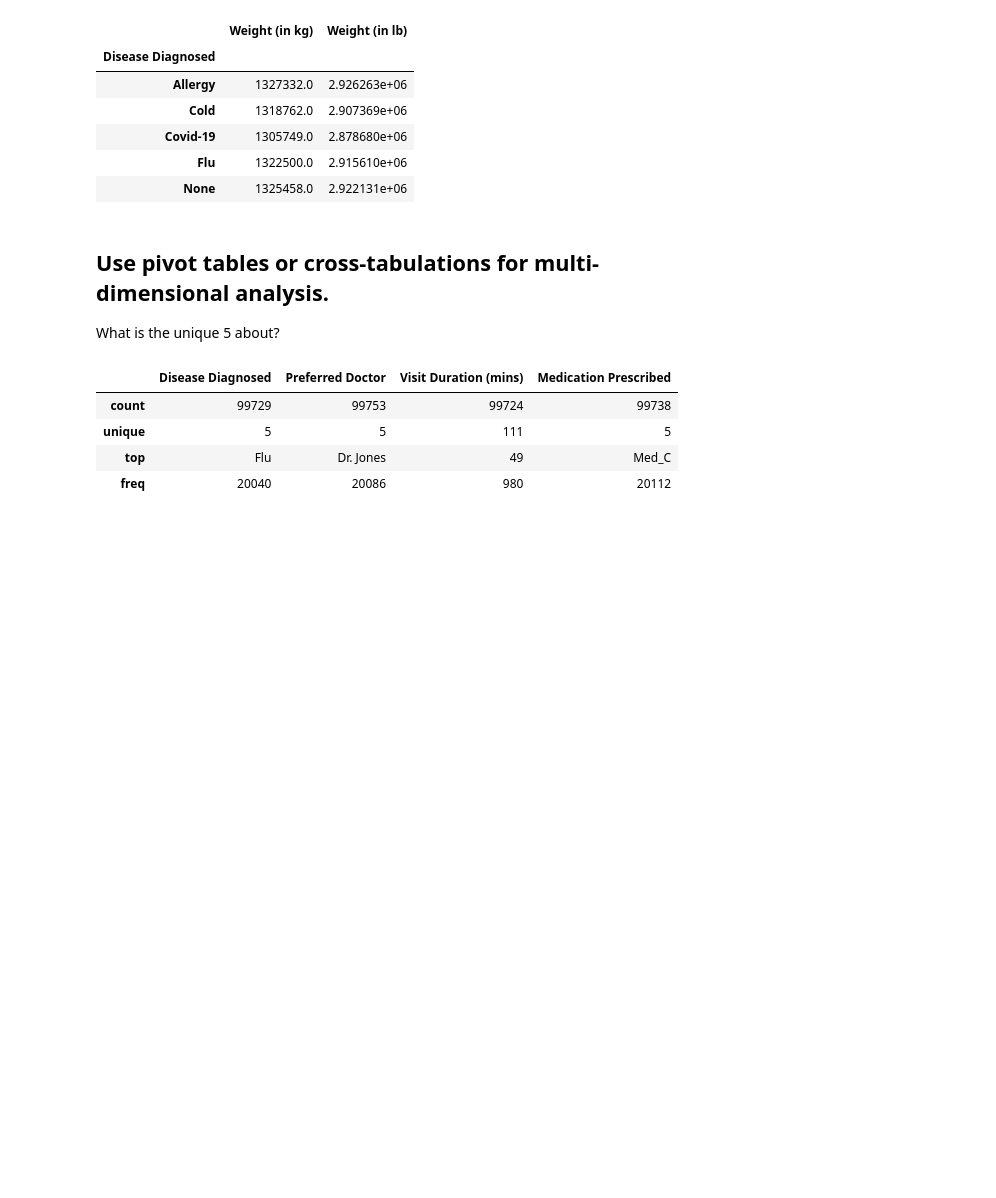
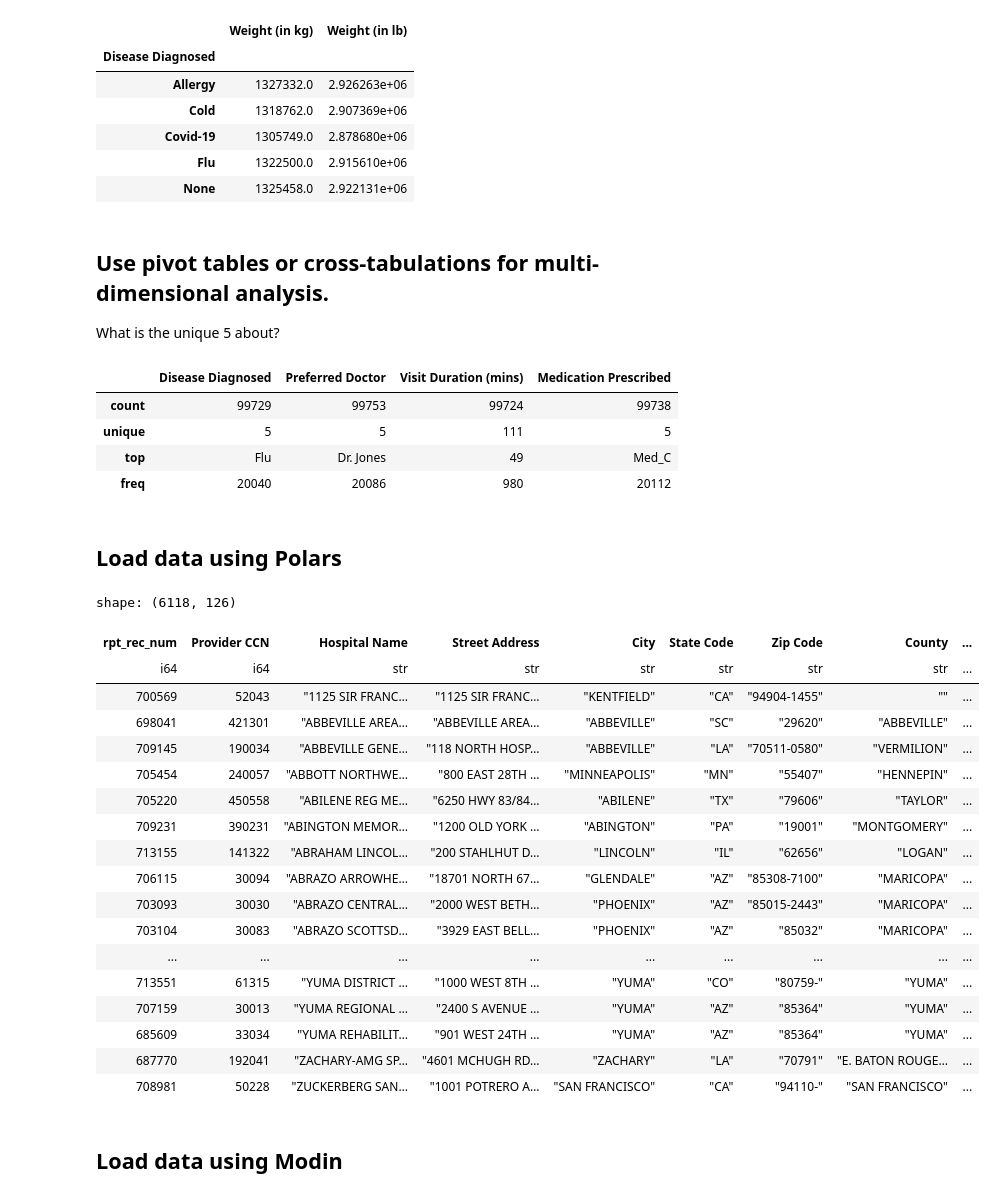
Before and after one commit to newbie-sandy/datasci_2_manipulation, a Jupyter notebook: 2_Data_Cleaning.ipynb, the cells around one changed output. Saved outputs shown, nothing was run; the diff lists cells and outputs as text; code cells hidden in the pictures; blank space fills up the shorter version.

```diff
--- a/2_Data_Cleaning.ipynb
+++ b/2_Data_Cleaning.ipynb
@@ -177,3 +177,31 @@ disease_and_medication.describe()
 | unique | 5 | 5 | 111 | 5 |
 | top | Flu | Dr. Jones | 49 | Med_C |
 | freq | 20040 | 20086 | 980 | 20112 |
+# %% [markdown]
+## Load data using Polars
+# %%
+import polars as pl
+data = pl.read_csv('/content/Hospital_Cost_Report_2019.csv')
+data
+# %% [output]
+shape: (6118, 126)
+| rpt_rec_num | Provider CCN | Hospital Name | Street Address | City | State Code | Zip Code | County | ... |
+| i64 | i64 | str | str | str | str | str | str | ... |
+| 700569 | 52043 | "1125 SIR FRANC… | "1125 SIR FRANC… | "KENTFIELD" | "CA" | "94904-1455" | "" | ... |
+| 698041 | 421301 | "ABBEVILLE AREA… | "ABBEVILLE AREA… | "ABBEVILLE" | "SC" | "29620" | "ABBEVILLE" | ... |
+| 709145 | 190034 | "ABBEVILLE GENE… | "118 NORTH HOSP… | "ABBEVILLE" | "LA" | "70511-0580" | "VERMILION" | ... |
+| 705454 | 240057 | "ABBOTT NORTHWE… | "800 EAST 28TH … | "MINNEAPOLIS" | "MN" | "55407" | "HENNEPIN" | ... |
+| 705220 | 450558 | "ABILENE REG ME… | "6250 HWY 83/84… | "ABILENE" | "TX" | "79606" | "TAYLOR" | ... |
+| 709231 | 390231 | "ABINGTON MEMOR… | "1200 OLD YORK … | "ABINGTON" | "PA" | "19001" | "MONTGOMERY" | ... |
+| 713155 | 141322 | "ABRAHAM LINCOL… | "200 STAHLHUT D… | "LINCOLN" | "IL" | "62656" | "LOGAN" | ... |
+| 706115 | 30094 | "ABRAZO ARROWHE… | "18701 NORTH 67… | "GLENDALE" | "AZ" | "85308-7100" | "MARICOPA" | ... |
+| 703093 | 30030 | "ABRAZO CENTRAL… | "2000 WEST BETH… | "PHOENIX" | "AZ" | "85015-2443" | "MARICOPA" | ... |
+| 703104 | 30083 | "ABRAZO SCOTTSD… | "3929 EAST BELL… | "PHOENIX" | "AZ" | "85032" | "MARICOPA" | ... |
+| ... | ... | ... | ... | ... | ... | ... | ... | ... |
+| 713551 | 61315 | "YUMA DISTRICT … | "1000 WEST 8TH … | "YUMA" | "CO" | "80759-" | "YUMA" | ... |
+| 707159 | 30013 | "YUMA REGIONAL … | "2400 S AVENUE … | "YUMA" | "AZ" | "85364" | "YUMA" | ... |
+| 685609 | 33034 | "YUMA REHABILIT… | "901 WEST 24TH … | "YUMA" | "AZ" | "85364" | "YUMA" | ... |
+| 687770 | 192041 | "ZACHARY-AMG SP… | "4601 MCHUGH RD… | "ZACHARY" | "LA" | "70791" | "E. BATON ROUGE… | ... |
+| 708981 | 50228 | "ZUCKERBERG SAN… | "1001 POTRERO A… | "SAN FRANCISCO" | "CA" | "94110-" | "SAN FRANCISCO" | ... |
+# %% [markdown]
+## Load data using Modin
```
Also changed, not shown: parts of 5 cells of this notebook.
